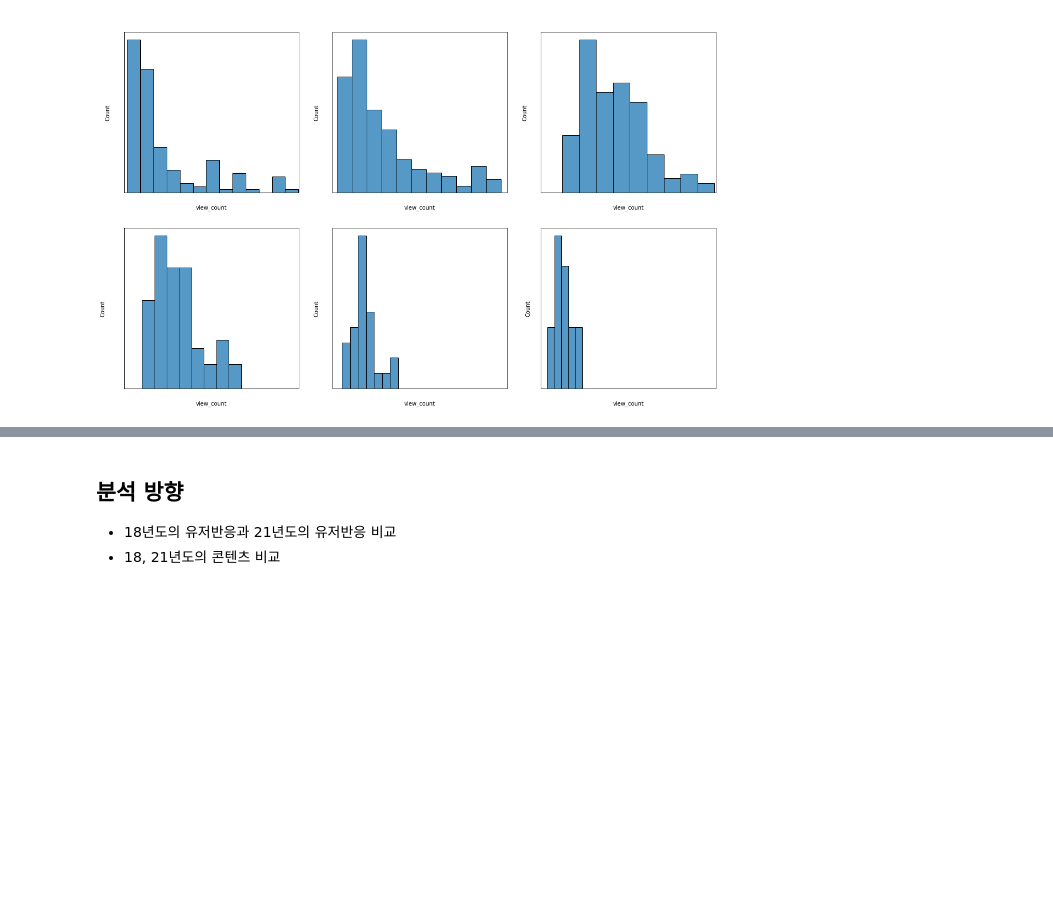
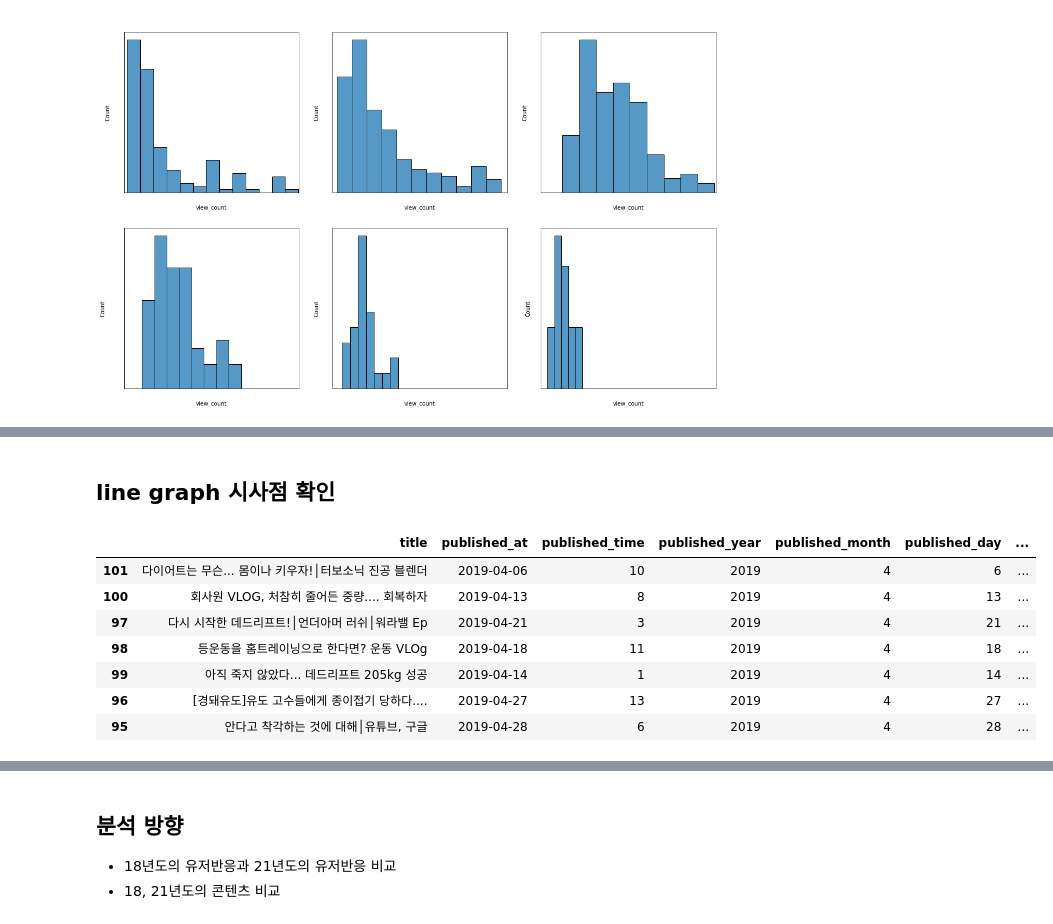
Before and after one commit to DominKim/Data_literacy, a Jupyter notebook: 2.프로젝트/1.경돼/3.스크립트/1.김도민/2_EDA.ipynb, the cells around one changed output, grey strips where cells are left out. Saved outputs shown, nothing was run; the diff lists cells and outputs as text; code cells hidden in the pictures; blank space fills up the shorter version.

```diff
--- a/2.프로젝트/1.경돼/3.스크립트/1.김도민/2_EDA.ipynb
+++ b/2.프로젝트/1.경돼/3.스크립트/1.김도민/2_EDA.ipynb
@@ -239,0 +288,14 @@ for idx, column in enumerate(a):
+# %% [markdown]
+## line graph 시사점 확인
+# %%
+use_df[(use_df["published_year"] == 2019) &
+       (use_df["published_month"] == 4)].sort_values(by = "view_count", ascending = False)
+# %% [output]
+|  | title | published_at | published_time | published_year | published_month | published_day | ... |
+| 101 | 다이어트는 무슨... 몸이나 키우자!│터보소닉 진공 블렌더 | 2019-04-06 | 10 | 2019 | 4 | 6 | ... |
+| 100 | 회사원 VLOG, 처참히 줄어든 중량.... 회복하자 | 2019-04-13 | 8 | 2019 | 4 | 13 | ... |
+| 97 | 다시 시작한 데드리프트!│언더아머 러쉬│워라밸 Ep | 2019-04-21 | 3 | 2019 | 4 | 21 | ... |
+| 98 | 등운동을 홈트레이닝으로 한다면? 운동 VLOg | 2019-04-18 | 11 | 2019 | 4 | 18 | ... |
+| 99 | 아직 죽지 않았다... 데드리프트 205kg 성공 | 2019-04-14 | 1 | 2019 | 4 | 14 | ... |
+| 96 | [경돼유도]유도 고수들에게 종이접기 당하다.... | 2019-04-27 | 13 | 2019 | 4 | 27 | ... |
+| 95 | 안다고 착각하는 것에 대해│유튜브, 구글 | 2019-04-28 | 6 | 2019 | 4 | 28 | ... |
```
Also changed, not shown: parts of 6 cells of this notebook.
